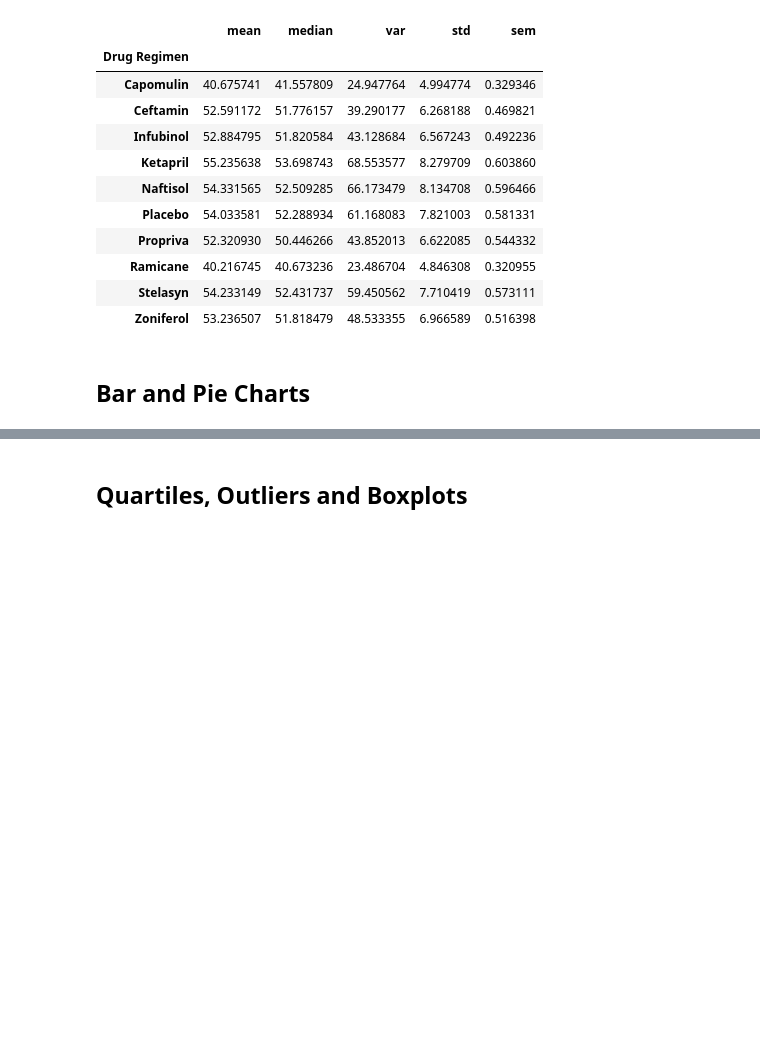
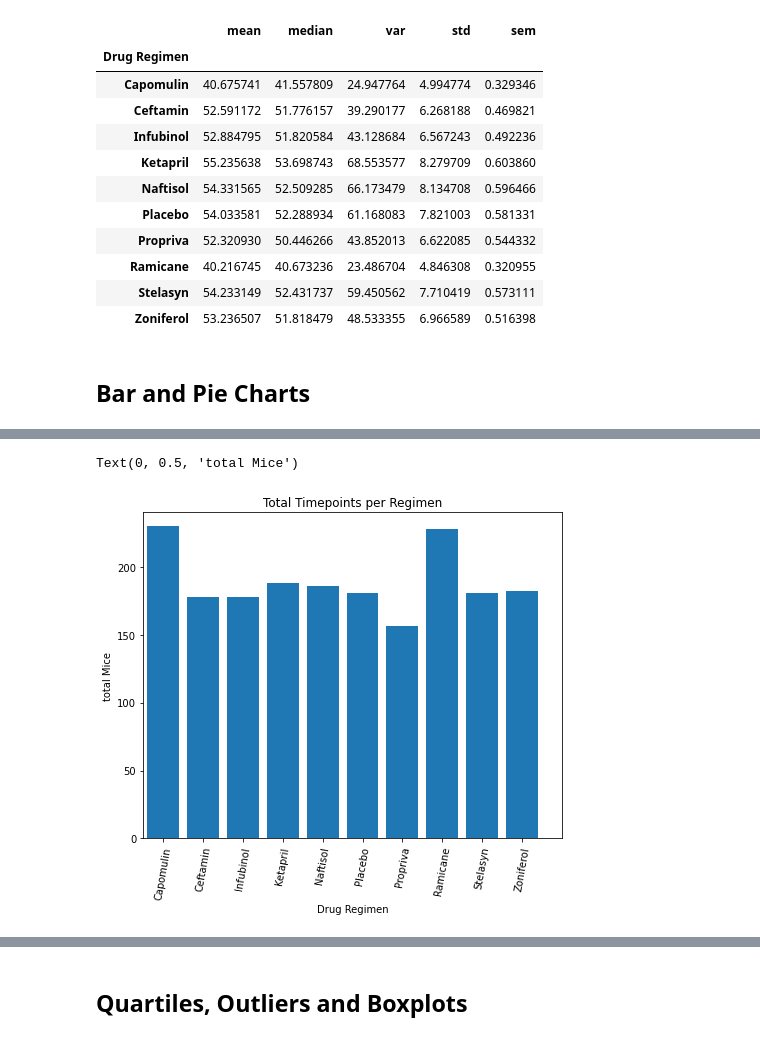
Before and after one commit to MSPM57/Pymaceuticals, a Jupyter notebook: pymaceuticals_starter.ipynb, the cells around one changed output, grey strips where cells are left out. Cells and saved outputs as stored; diff of their text form; code cells hidden in the pictures; blank space fills up the shorter version.

```diff
--- a/pymaceuticals_starter.ipynb
+++ b/pymaceuticals_starter.ipynb
@@ -148,0 +256,21 @@ grp.agg(['mean','median','var','std','sem'])
+# %%
+# Generate a bar plot showing the total number of timepoints for all mice tested for each drug regimen using pyplot.
+x_axis = np.arange(len(drug_regimen_ct))
+y_axis = drug_regimen_ct
+
+tx = list(drug_regimen_ct.index.values)
+tick_locations = [value for value in x_axis]
+
+plt.figure(figsize=(7.5,6))
+plt.bar(x_axis, y_axis)
+plt.xticks(tick_locations, tx, rotation ="80")
+
+plt.xlim(-0.5, len(x_axis))
+plt.ylim(0, 240)
+
+plt.title("Total Timepoints per Regimen")
+plt.xlabel("Drug Regimen")
+plt.ylabel("total Mice")
+# %% [output]
+Text(0, 0.5, 'total Mice')
+[figure, added]
```
Also changed, not shown: parts of 30 cells of this notebook, 9 other files.
